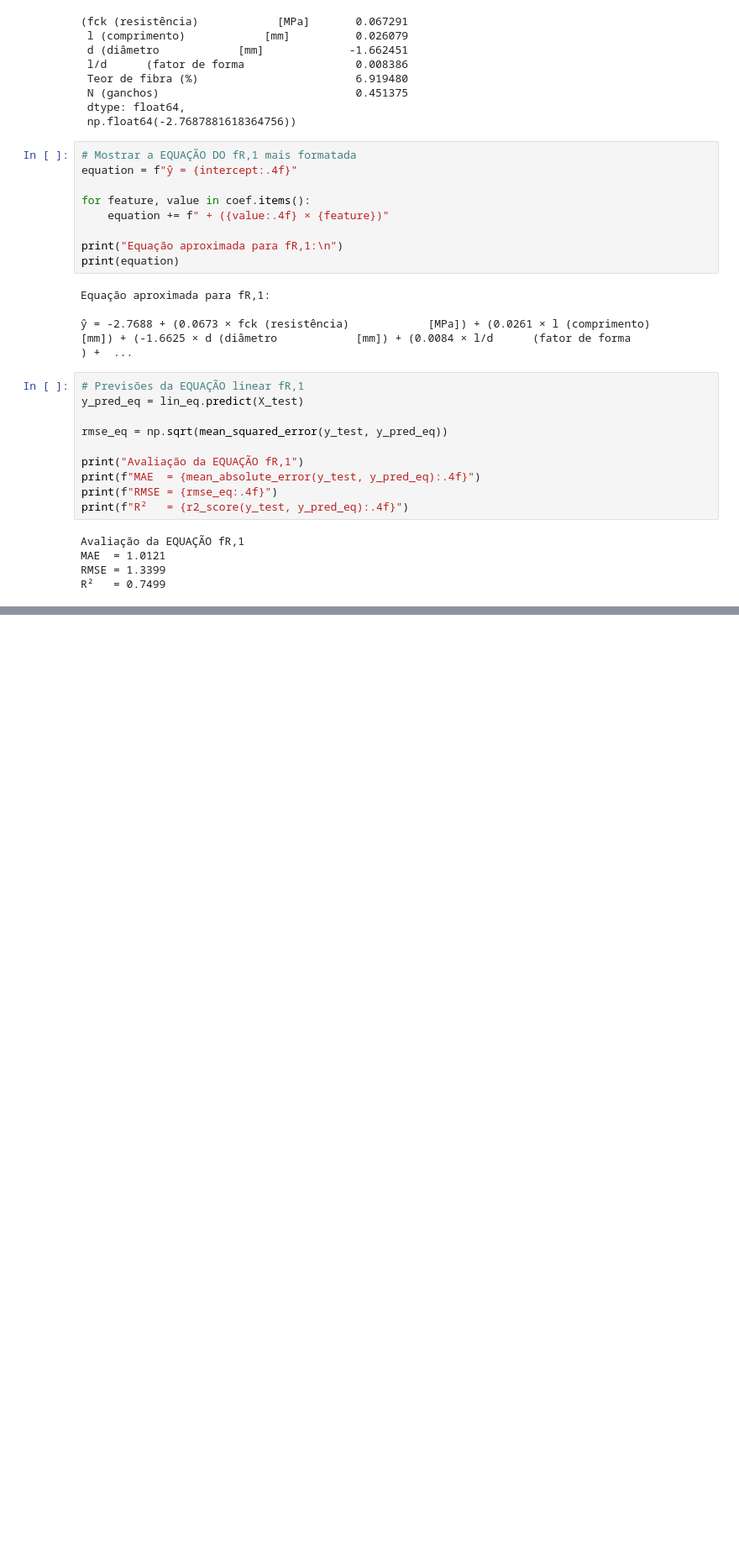
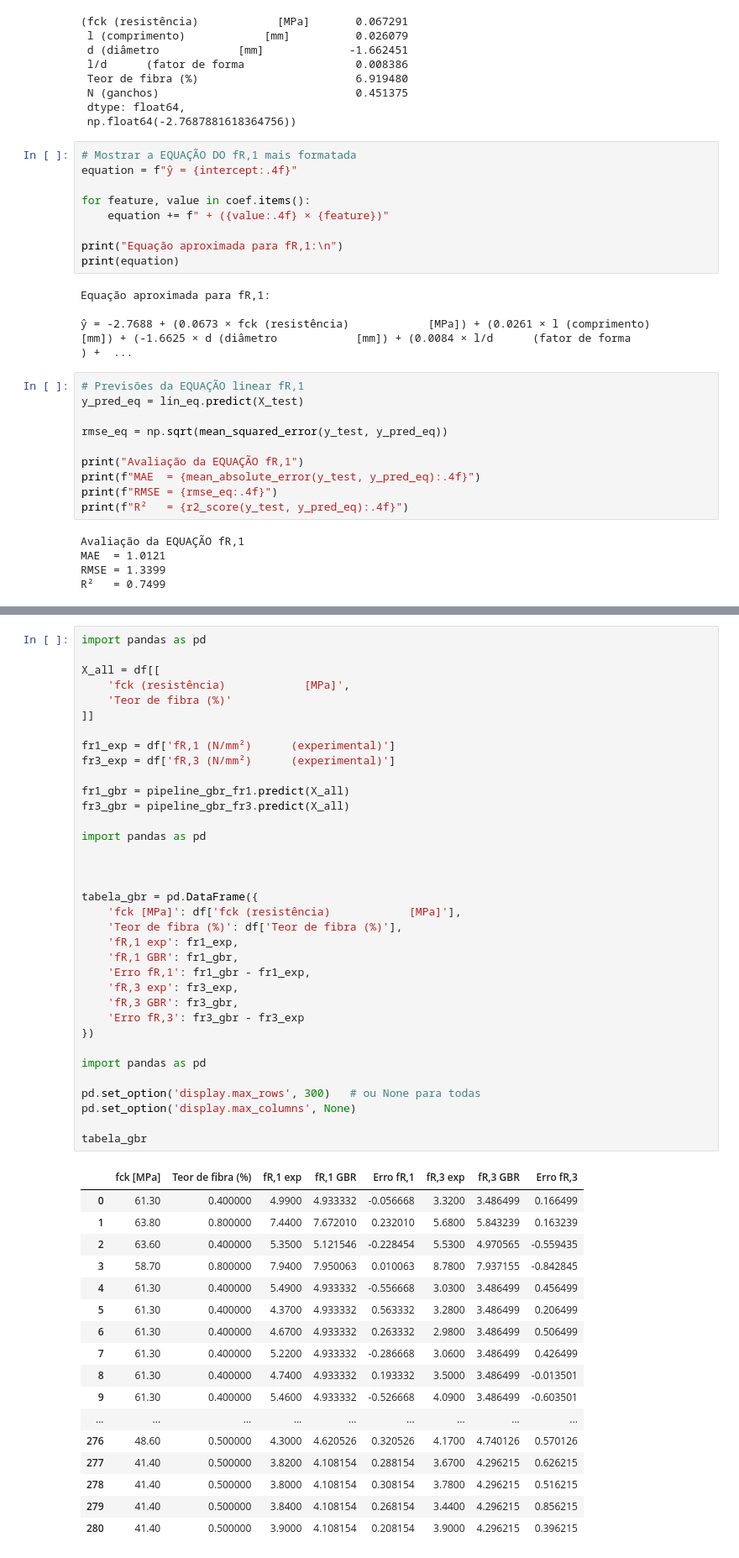
Before and after one commit to TheCarlosRamos/projeto_cimento, a Jupyter notebook: v4/dnn_v1.ipynb, the cells around one changed output, grey strips where cells are left out. Shown at 84% size. Cells and saved outputs as stored; diff of their text form; blank space fills up the shorter version.

```diff
--- a/v4/dnn_v1.ipynb
+++ b/v4/dnn_v1.ipynb
@@ -2609,0 +2801,53 @@ R²   = 0.7499
+# %%
+import pandas as pd
+
+X_all = df[[
+    'fck (resistência)            [MPa]',
+    'Teor de fibra (%)'
+]]
+
+fr1_exp = df['fR,1 (N/mm²)      (experimental)']
+fr3_exp = df['fR,3 (N/mm²)      (experimental)']
+
+fr1_gbr = pipeline_gbr_fr1.predict(X_all)
+fr3_gbr = pipeline_gbr_fr3.predict(X_all)
+
+import pandas as pd
+
+
+
+tabela_gbr = pd.DataFrame({
+    'fck [MPa]': df['fck (resistência)            [MPa]'],
+    'Teor de fibra (%)': df['Teor de fibra (%)'],
+    'fR,1 exp': fr1_exp,
+    'fR,1 GBR': fr1_gbr,
+    'Erro fR,1': fr1_gbr - fr1_exp,
+    'fR,3 exp': fr3_exp,
+    'fR,3 GBR': fr3_gbr,
+    'Erro fR,3': fr3_gbr - fr3_exp
+})
+
+import pandas as pd
+
+pd.set_option('display.max_rows', 300)   # ou None para todas
+pd.set_option('display.max_columns', None)
+
+tabela_gbr
+# %% [output]
+|  | fck [MPa] | Teor de fibra (%) | fR,1 exp | fR,1 GBR | Erro fR,1 | fR,3 exp | fR,3 GBR | Erro fR,3 |
+| 0 | 61.30 | 0.400000 | 4.9900 | 4.933332 | -0.056668 | 3.3200 | 3.486499 | 0.166499 |
+| 1 | 63.80 | 0.800000 | 7.4400 | 7.672010 | 0.232010 | 5.6800 | 5.843239 | 0.163239 |
+| 2 | 63.60 | 0.400000 | 5.3500 | 5.121546 | -0.228454 | 5.5300 | 4.970565 | -0.559435 |
+| 3 | 58.70 | 0.800000 | 7.9400 | 7.950063 | 0.010063 | 8.7800 | 7.937155 | -0.842845 |
+| 4 | 61.30 | 0.400000 | 5.4900 | 4.933332 | -0.556668 | 3.0300 | 3.486499 | 0.456499 |
+| 5 | 61.30 | 0.400000 | 4.3700 | 4.933332 | 0.563332 | 3.2800 | 3.486499 | 0.206499 |
+| 6 | 61.30 | 0.400000 | 4.6700 | 4.933332 | 0.263332 | 2.9800 | 3.486499 | 0.506499 |
+| 7 | 61.30 | 0.400000 | 5.2200 | 4.933332 | -0.286668 | 3.0600 | 3.486499 | 0.426499 |
+| 8 | 61.30 | 0.400000 | 4.7400 | 4.933332 | 0.193332 | 3.5000 | 3.486499 | -0.013501 |
+| 9 | 61.30 | 0.400000 | 5.4600 | 4.933332 | -0.526668 | 4.0900 | 3.486499 | -0.603501 |
+| ... | ... | ... | ... | ... | ... | ... | ... | ... |
+| 276 | 48.60 | 0.500000 | 4.3000 | 4.620526 | 0.320526 | 4.1700 | 4.740126 | 0.570126 |
+| 277 | 41.40 | 0.500000 | 3.8200 | 4.108154 | 0.288154 | 3.6700 | 4.296215 | 0.626215 |
+| 278 | 41.40 | 0.500000 | 3.8000 | 4.108154 | 0.308154 | 3.7800 | 4.296215 | 0.516215 |
+| 279 | 41.40 | 0.500000 | 3.8400 | 4.108154 | 0.268154 | 3.4400 | 4.296215 | 0.856215 |
+| 280 | 41.40 | 0.500000 | 3.9000 | 4.108154 | 0.208154 | 3.9000 | 4.296215 | 0.396215 |
```
Also changed, not shown: parts of 16 cells of this notebook.
